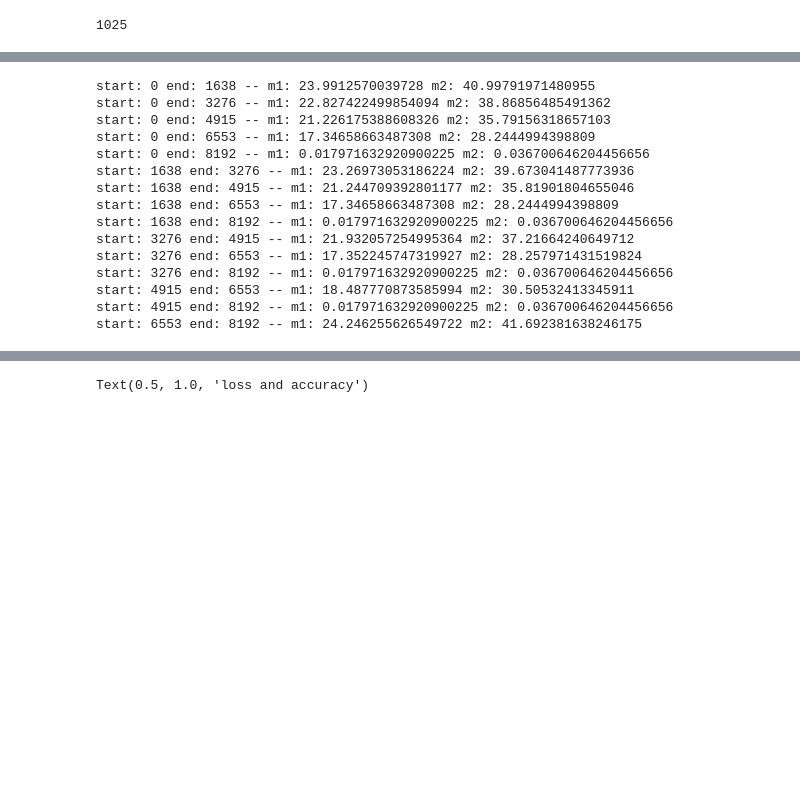
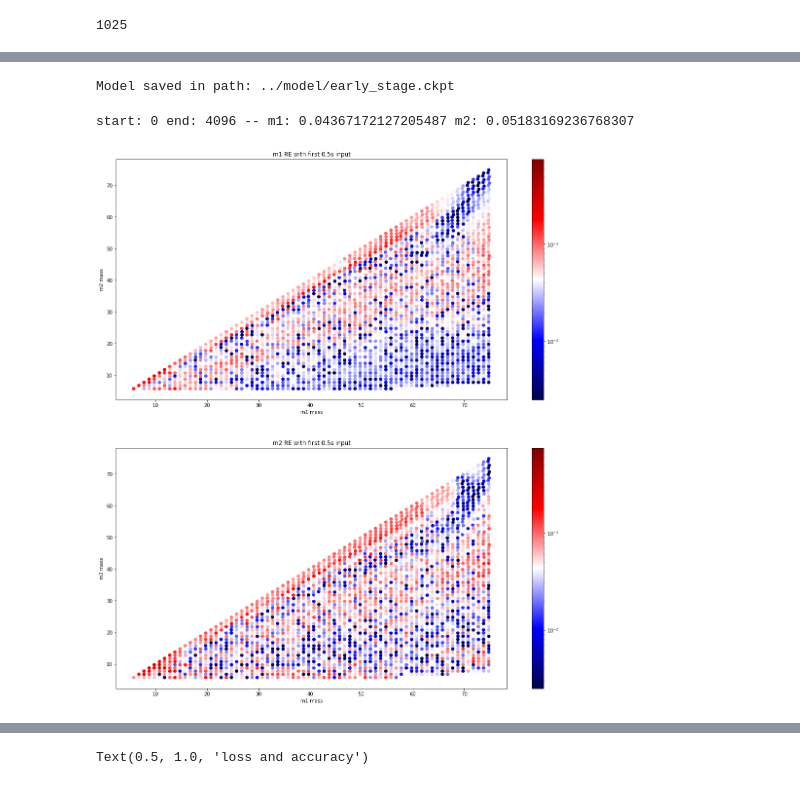
Before and after one commit to jw222/Gravitational-Wave, a Jupyter notebook: MPredictor.ipynb, the cells around one changed output, grey strips where cells are left out. Saved outputs shown, nothing was run; the diff lists cells and outputs as text; code cells hidden in the pictures; blank space fills up the shorter version.

```diff
--- a/MPredictor.ipynb
+++ b/MPredictor.ipynb
@@ -274,38 +257,44 @@ time: 0:26:18.374948
+# %%
+save_path = saver.save(sess, "../model/early_stage.ckpt")
+print("Model saved in path: %s" % save_path)
+# %% [output]
+Model saved in path: ../model/early_stage.ckpt
 # %%
-##predictor2
-interval = [[0,int(8192*0.2)],[0,int(8192*0.4)],[0,int(8192*0.6)],[0,int(8192*0.8)],[0,8192],
-            [int(8192*0.2),int(8192*0.4)],[int(8192*0.2),int(8192*0.6)],[int(8192*0.2),int(8192*0.8)],[int(8192*0.2),8192],
-            [int(8192*0.4),int(8192*0.6)],[int(8192*0.4),int(8192*0.8)],[int(8192*0.4),8192],
-            [int(8192*0.6),int(8192*0.8)],[int(8192*0.6),8192],
-            [int(8192*0.8),8192]]
-
-for idx in range(len(interval)):
-    start = interval[idx][0]
-    end = interval[idx][1]
-    pred = []
-    for i in range(len(f_test['WhitenedSignals'])):
-        test_data = f_test['WhitenedSignals'][i][start:end].reshape(1,end-start,1)
-        test_label = f_test['m1m2'][i].reshape(1,2)
-        pred.append(sess.run(predictions, feed_dict={input_data: test_data, input_label: test_label})[0])
-    pred = np.asarray(pred)
-    test_label = np.asarray(f_test['m1m2'])
-    m1 = np.mean(np.divide(abs(pred.T[0]-test_label.T[0]),test_label.T[0]))
-    m2 = np.mean(np.divide(abs(pred.T[1]-test_label.T[1]),test_label.T[1]))
-    print('start: '+str(start)+' end: '+str(end)+' -- m1: '+str(m1)+' m2: '+str(m2))
+## 0.5s using maxpooling
+start = 0
+end = 4096
+pred = []
+for i in range(len(f_test['WhitenedSignals'])):
+    test_data = f_test['WhitenedSignals'][i][start:end].reshape(1,end-start,1)
+    test_label = f_test['m1m2'][i].reshape(1,2)
+    pred.append(sess.run(predictions, feed_dict={input_data: test_data, input_label: test_label})[0])
+pred = np.asarray(pred)
+test_label = np.asarray(f_test['m1m2'])
+m1 = np.mean(np.divide(abs(pred.T[0]-test_label.T[0]),test_label.T[0]))
+m2 = np.mean(np.divide(abs(pred.T[1]-test_label.T[1]),test_label.T[1]))
+print('start: '+str(start)+' end: '+str(end)+' -- m1: '+str(m1)+' m2: '+str(m2))
 # %% [output]
-start: 0 end: 1638 -- m1: 23.9912570039728 m2: 40.99791971480955
-start: 0 end: 3276 -- m1: 22.827422499854094 m2: 38.86856485491362
-start: 0 end: 4915 -- m1: 21.226175388608326 m2: 35.79156318657103
-start: 0 end: 6553 -- m1: 17.34658663487308 m2: 28.2444994398809
-start: 0 end: 8192 -- m1: 0.017971632920900225 m2: 0.036700646204456656
-start: 1638 end: 3276 -- m1: 23.26973053186224 m2: 39.673041487773936
-start: 1638 end: 4915 -- m1: 21.244709392801177 m2: 35.81901804655046
-start: 1638 end: 6553 -- m1: 17.34658663487308 m2: 28.2444994398809
-start: 1638 end: 8192 -- m1: 0.017971632920900225 m2: 0.036700646204456656
-start: 3276 end: 4915 -- m1: 21.932057254995364 m2: 37.21664240649712
-start: 3276 end: 6553 -- m1: 17.352245747319927 m2: 28.257971431519824
-start: 3276 end: 8192 -- m1: 0.017971632920900225 m2: 0.036700646204456656
-start: 4915 end: 6553 -- m1: 18.487770873585994 m2: 30.50532413345911
-start: 4915 end: 8192 -- m1: 0.017971632920900225 m2: 0.036700646204456656
-start: 6553 end: 8192 -- m1: 24.246255626549722 m2: 41.692381638246175
+start: 0 end: 4096 -- m1: 0.04367172127205487 m2: 0.05183169236768307
+# %%
+error1 = [abs(pred.T[0][i]-test_label.T[0][i])/test_label.T[0][i] for i in range(len(test_label))]
+error2 = [abs(pred.T[1][i]-test_label.T[1][i])/test_label.T[1][i] for i in range(len(test_label))]
+plt.figure(figsize=(18,20))
+cm = plt.cm.get_cmap('seismic')
+plt.subplot(211)
+sc = plt.scatter(test_label.T[0], test_label.T[1], c=error1, vmin=0.0025, vmax=0.75,
+                 cmap=cm, norm=colors.LogNorm(vmin=np.amin(error1), vmax=np.amax(error1)))
+plt.colorbar(sc)
+plt.xlabel('m1 mass')
+plt.ylabel('m2 mass')
+plt.title('m1 RE with first 0.5s input')
+plt.subplot(212)
+sc = plt.scatter(test_label.T[0], test_label.T[1], c=error2, vmin=0.0025, vmax=0.75,
+                 cmap=cm, norm=colors.LogNorm(vmin=np.amin(error2), vmax=np.amax(error2)))
+plt.colorbar(sc)
+plt.xlabel('m1 mass')
+plt.ylabel('m2 mass')
+plt.title('m2 RE with first 0.5s input')
+plt.savefig('half_second.png')
+# %% [output]
+[figure, added]
 # %%
```
Also changed, not shown: parts of 15 cells of this notebook, 1 other file.
